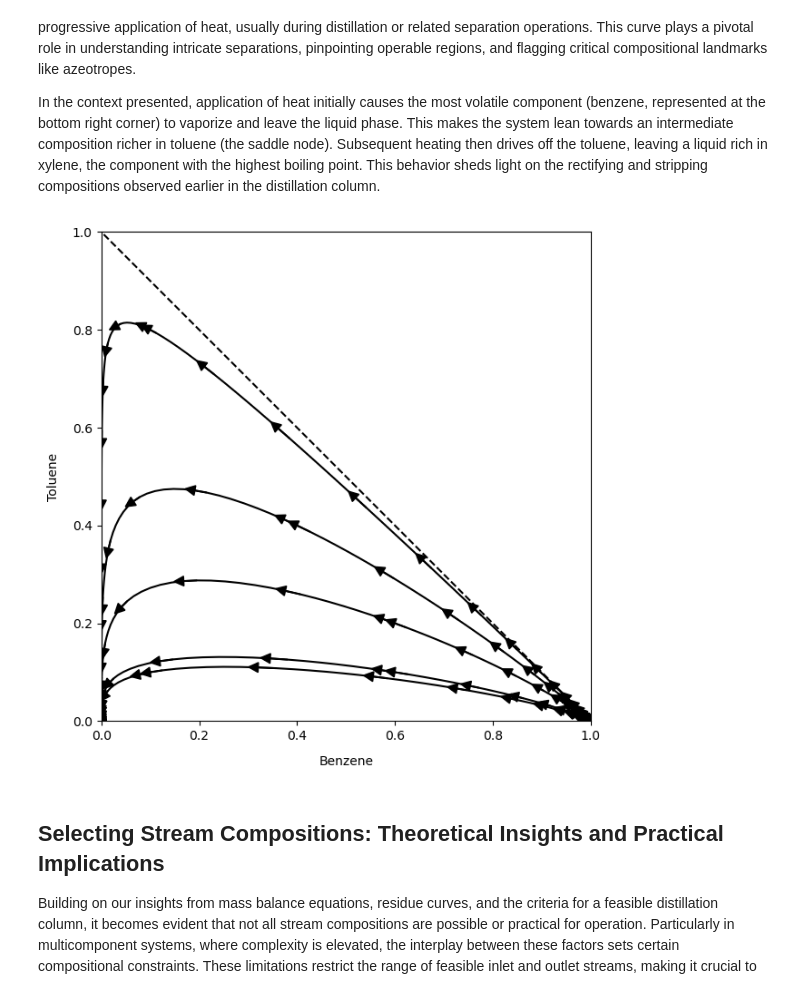
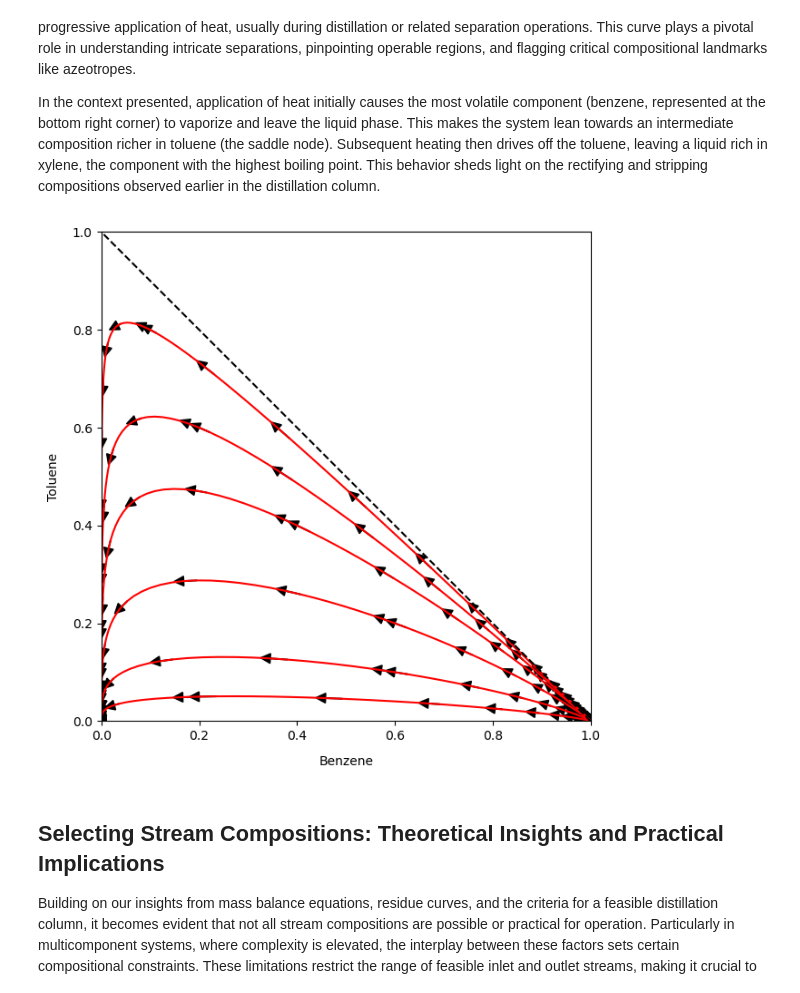
Before and after one commit to AMKCode/ExtractiveDistillationSimulator, a Jupyter notebook: src/Example2.ipynb, the cells around one changed output. Saved outputs shown, nothing was run; the diff lists cells and outputs as text; code cells hidden in the pictures.

Commit message:
corrected residue curve calls

```diff
--- a/src/Example2.ipynb
+++ b/src/Example2.ipynb
@@ -262,18 +263,19 @@ A residue curve serves as a graphical tool that outlines how a multicomponent sy
 In the context presented, application of heat initially causes the most volatile component (benzene, represented at the bottom right corner) to vaporize and leave the liquid phase. This makes the system lean towards an intermediate composition richer in toluene (the saddle node). Subsequent heating then drives off the toluene, leaving a liquid rich in xylene, the component with the highest boiling point. This behavior sheds light on the rectifying and stripping compositions observed earlier in the distillation column.
 # %%
 out_residue = Output()
-rcm = residue_curve(TolBenXylSys)
+rcm = phase_portraits(thermo_model=TolBenXylSys)
 fig, ax = plt.subplots(1,1,figsize= (7,7))
-rcm.plot_residue_curve_int(ax, [0,10],data_points = 100,
+rcm.plot_residue_curve(ax, [0,10],data_points = 100,
                             init_comps = [
+                                            np.array([0.2,0.05,0.75]),
+                                            np.array([0.2,0.6,0.2]),
                                             np.array([0.4,0.4,0.2]),
                                             np.array([0.6,0.2,0.2]),
                                             np.array([0.6,0.1,0.3]),
                                             np.array([0.1,0.8,0.1]),
-                                            np.array([0.1,0.1,0.8])
                                             ])
 # %% [output]
-[figure, old version]
+[figure, new version]
 # %% [markdown]
 ## Selecting Stream Compositions: Theoretical Insights and Practical Implications
 
```
Also changed, not shown: parts of 3 cells of this notebook, 1 other file.
